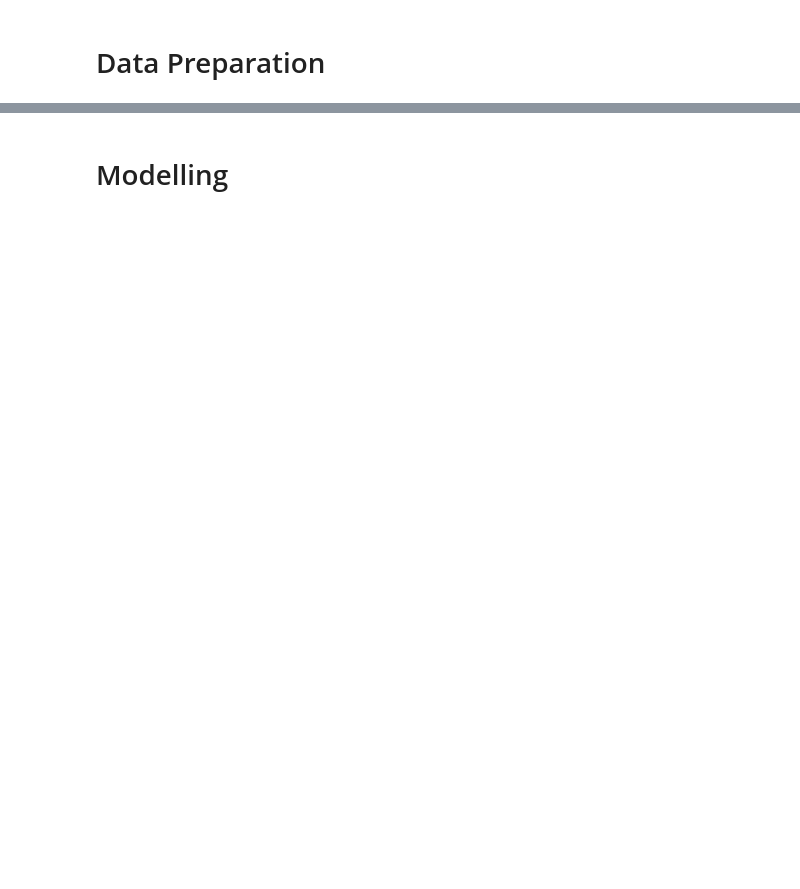
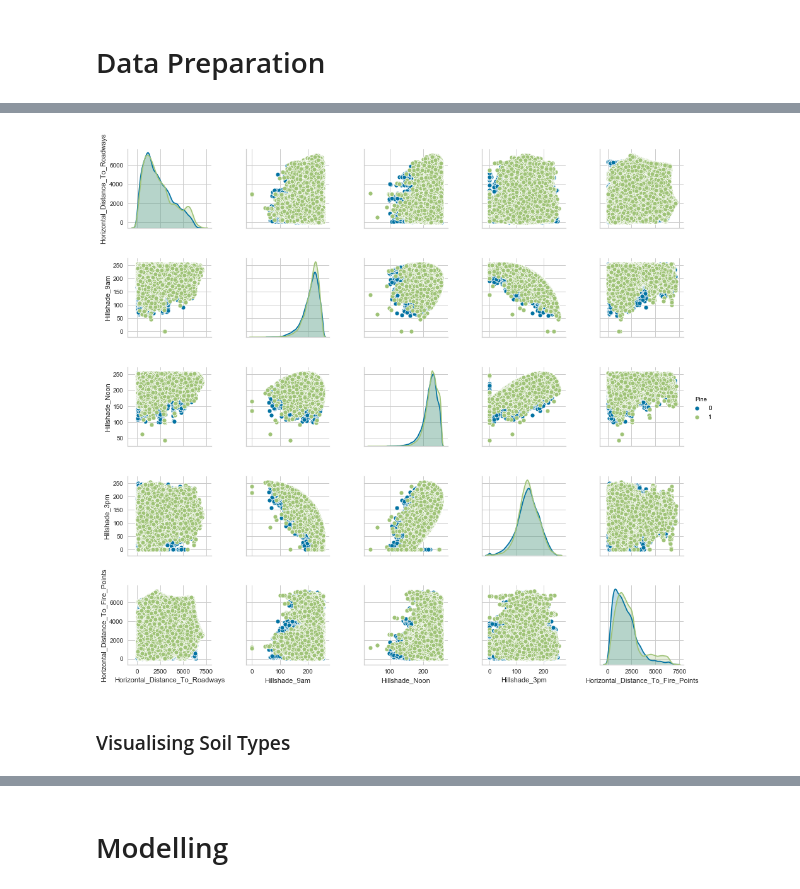
Before and after one commit to awesomeahi95/Forest_Trees, a Jupyter notebook: Forest_Ahilan.ipynb, the cells around one changed output, grey strips where cells are left out. Drawn from its saved outputs; the diff is of its cells as text; code cells hidden in the pictures; blank space fills up the shorter version.

```diff
--- a/Forest_Ahilan.ipynb
+++ b/Forest_Ahilan.ipynb
@@ -111,0 +153,11 @@ num_columns = ['Elevation', 'Aspect', 'Slope', 'Horizontal_Distance_To_Hydrology
+# %%
+g = sns.pairplot(df,x_vars = ['Horizontal_Distance_To_Roadways',
+               'Hillshade_9am', 'Hillshade_Noon', 'Hillshade_3pm',
+               'Horizontal_Distance_To_Fire_Points'],y_vars= ['Horizontal_Distance_To_Roadways',
+               'Hillshade_9am', 'Hillshade_Noon', 'Hillshade_3pm',
+               'Horizontal_Distance_To_Fire_Points'], hue="Pine")
+g = g.add_legend()
+# %% [output]
+[figure, added]
+# %% [markdown]
+### Visualising Soil Types
```
Also changed, not shown: parts of 28 cells of this notebook.
